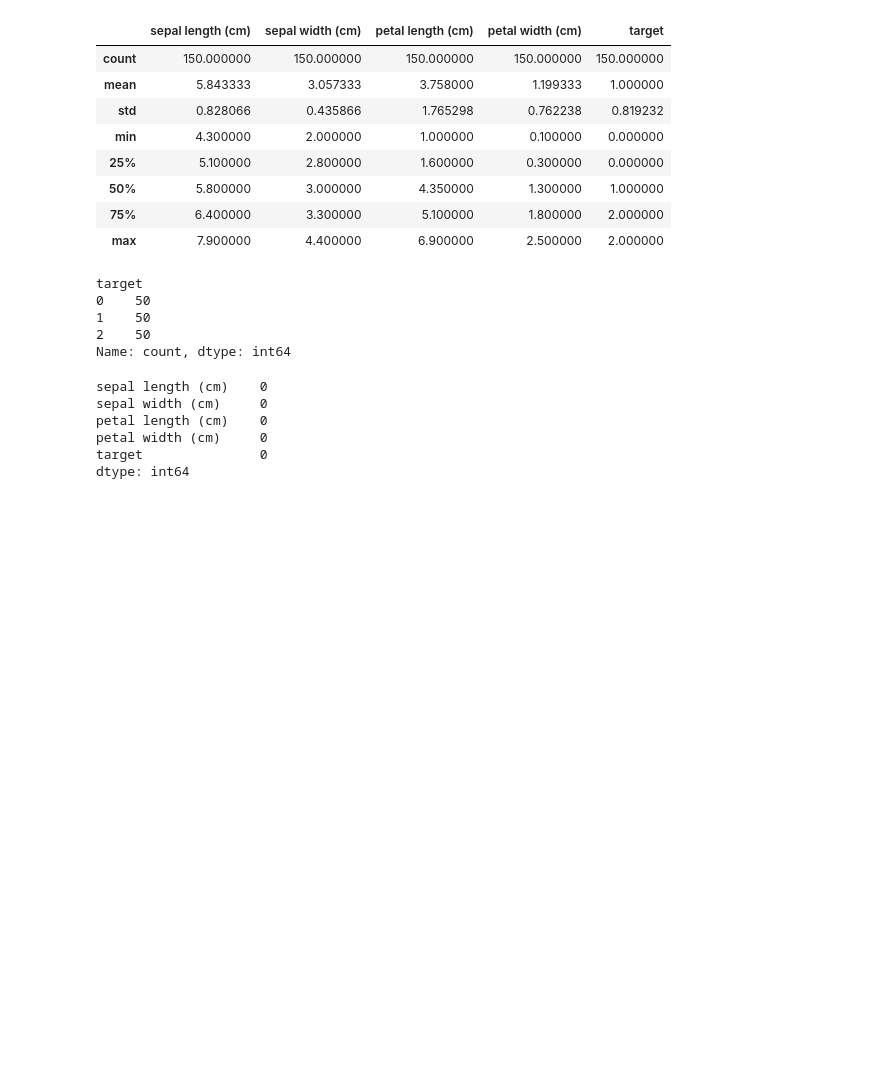
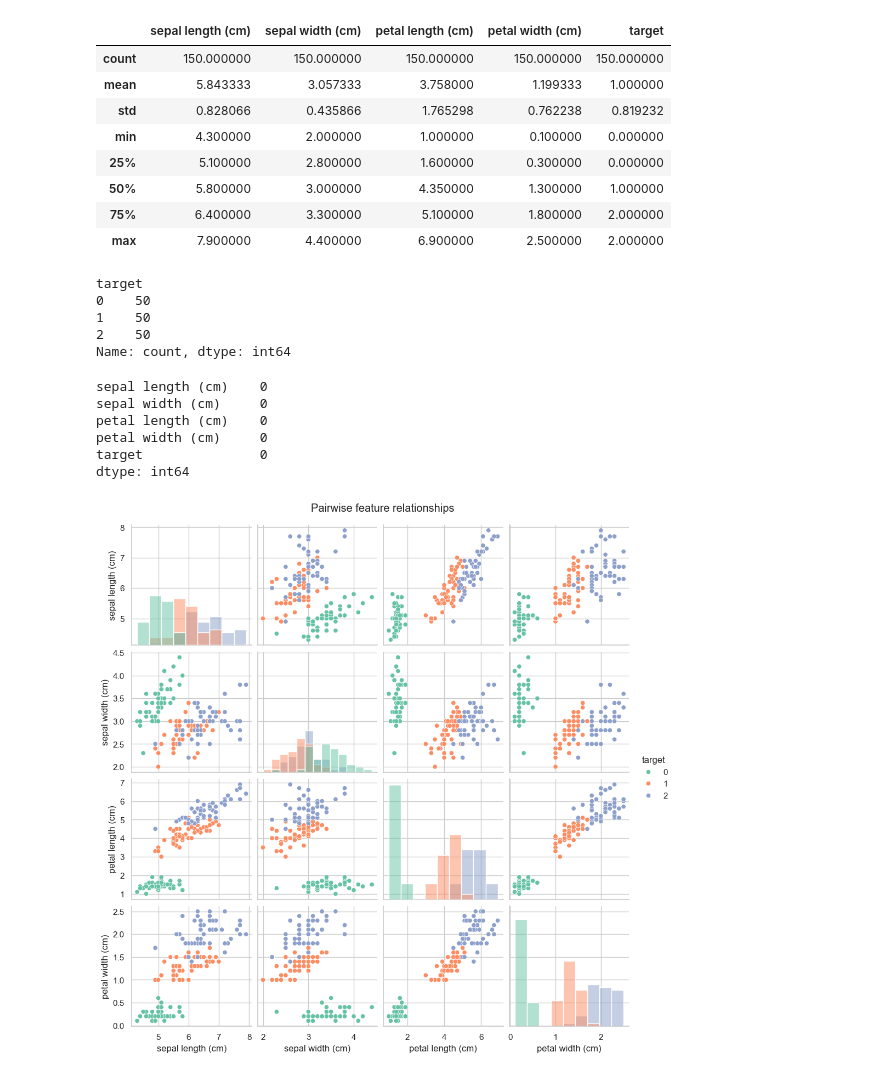
Before and after one commit to Flufer/knn_from_scratch, a Jupyter notebook: notebooks/exploration.ipynb, the cells around one changed output. Saved outputs shown, nothing was run; the diff lists cells and outputs as text; code cells hidden in the pictures; blank space fills up the shorter version.

Commit message:
feat: add EDA visualizations

```diff
--- a/notebooks/exploration.ipynb
+++ b/notebooks/exploration.ipynb
@@ -6,6 +6,7 @@ import seaborn as sns
 
 from sklearn.datasets import load_iris
 from sklearn.model_selection import train_test_split
+sns.set(style="whitegrid", context="notebook")
 # %%
 iris = load_iris(as_frame=True)
 
@@ -66,3 +67,14 @@ petal length (cm)    0
 petal width (cm)     0
 target               0
 dtype: int64
+# %%
+sns.pairplot(
+    df,
+    hue="target",
+    diag_kind="hist",
+    palette="Set2"
+)
+plt.suptitle("Pairwise feature relationships", y=1.02)
+plt.show()
+# %% [output]
+[figure, added]
```
Also changed, not shown: parts of 3 cells of this notebook.
